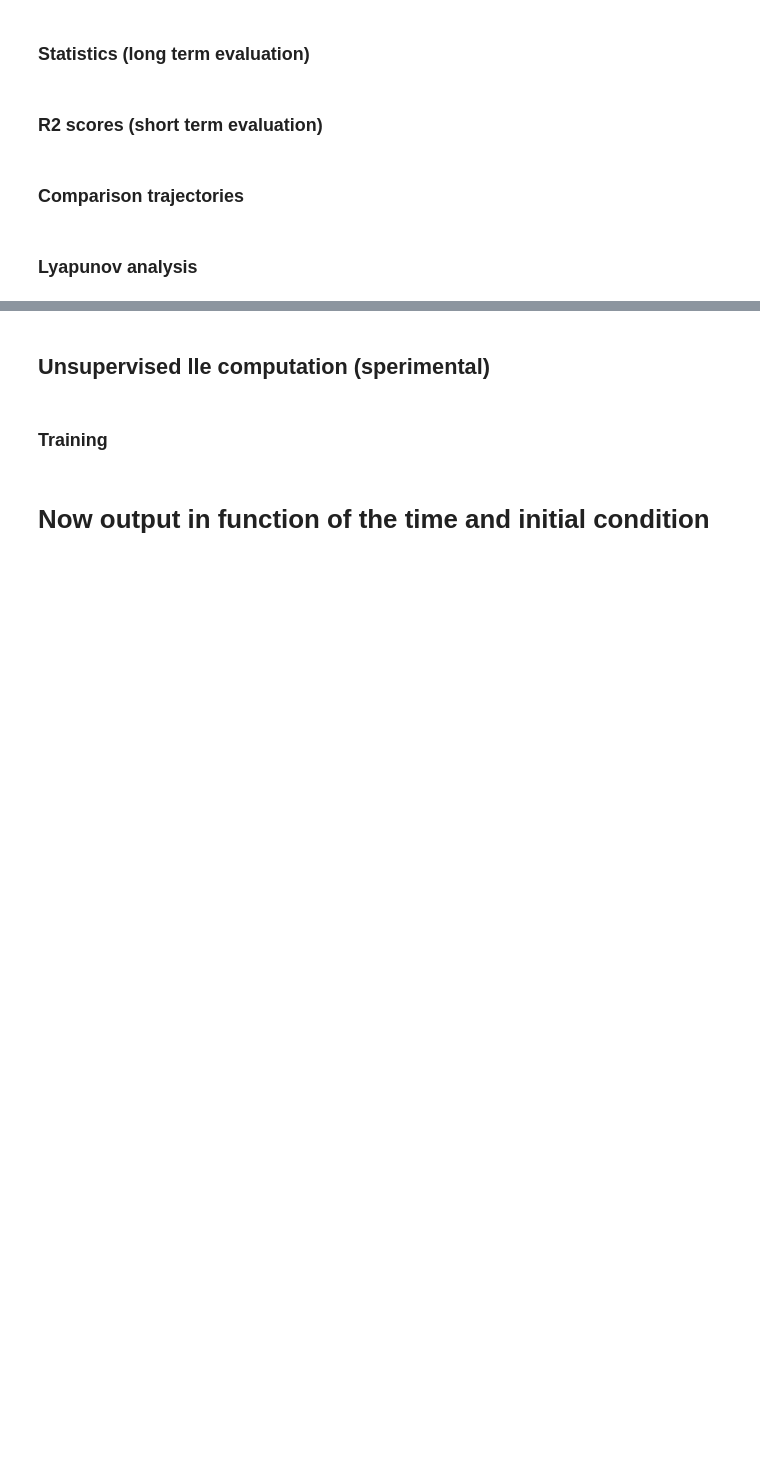
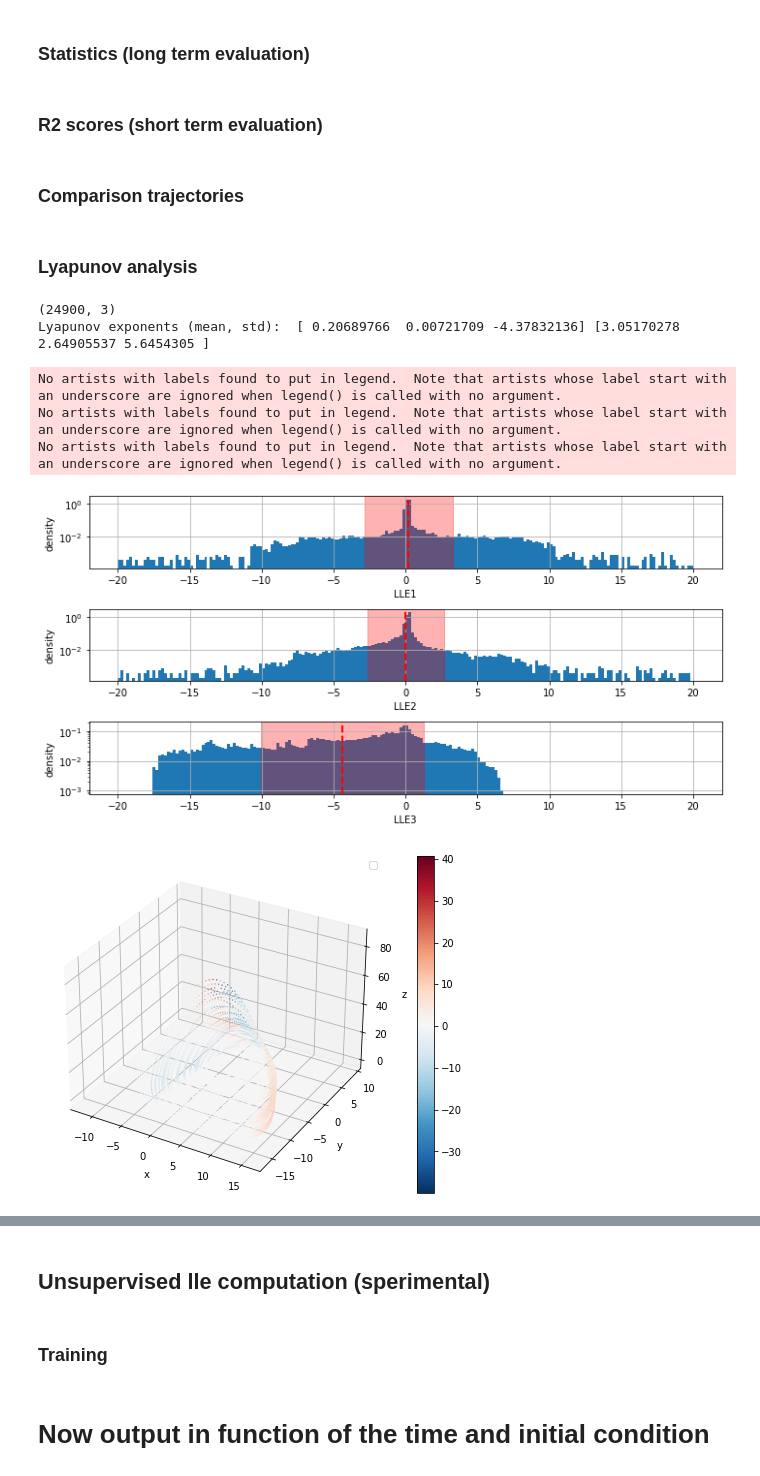
Before and after one commit to lupoalberto98/Physical-Informed-Dynamical-Systems, a Jupyter notebook: src/main.ipynb, the cells around one changed output, grey strips where cells are left out. Cells and saved outputs as stored; diff of their text form; code cells hidden in the pictures; blank space fills up the shorter version.

```diff
--- a/src/main.ipynb
+++ b/src/main.ipynb
@@ -1409,20 +1412,28 @@ plot_powspec(net_states, test_dataset, filename=None)
 ds = DS(test_dataset.detach().cpu().numpy(), eta=0.)
 # %%
 # Lyapunov exponents analysis
-discard = 150
+discard = 100
 n_div = 4
 lles = ds.compute_lle(true_system, n_div, dt, discard)
 print(lles.shape)
 print("Lyapunov exponents (mean, std): ", ds.le, ds.le_std)
 
 # lyapunov dimension
-lyap_d = ds.lyap_d()
-print("Lyapunov dimension: ", lyap_d)
+#lyap_d = ds.lyap_d()
+#print("Lyapunov dimension: ", lyap_d)
 
 # Distributions
-fig, _ = plot_params_distr(torch.tensor(lles), plot_stat=True, true_params=[0.905, 0,-14.5714],
-                           labels=["LLE1", "LLE2", "LLE3"], bins=200, filename=None)
+fig, _ = plot_params_distr(torch.tensor(lles), plot_stat=True,
+                           labels=["LLE1", "LLE2", "LLE3"], bins=200, range=[-20,20],filename=None)
 
 lle1_attractor = plot_3Dtrajectory(test_dataset[0::n_div,:][discard:], color=lles[:,0])
 lle2_attractor = plot_3Dtrajectory(test_dataset[0::n_div,:][discard:], color=lles[:,1])
 lle3_attractor = plot_3Dtrajectory(test_dataset[0::n_div,:][discard:], color=lles[:,2])
+# %% [output]
+(24900, 3)
+Lyapunov exponents (mean, std):  [ 0.20689766  0.00721709 -4.37832136] [3.05170278 2.64905537 5.6454305 ]
+No artists with labels found to put in legend.  Note that artists whose label start with an underscore are ignored when legend() is called with no argument.
+No artists with labels found to put in legend.  Note that artists whose label start with an underscore are ignored when legend() is called with no argument.
+No artists with labels found to put in legend.  Note that artists whose label start with an underscore are ignored when legend() is called with no argument.
+[figure, added]
+[figure, added]
```
Also changed, not shown: parts of 12 cells of this notebook, 14 other files.
